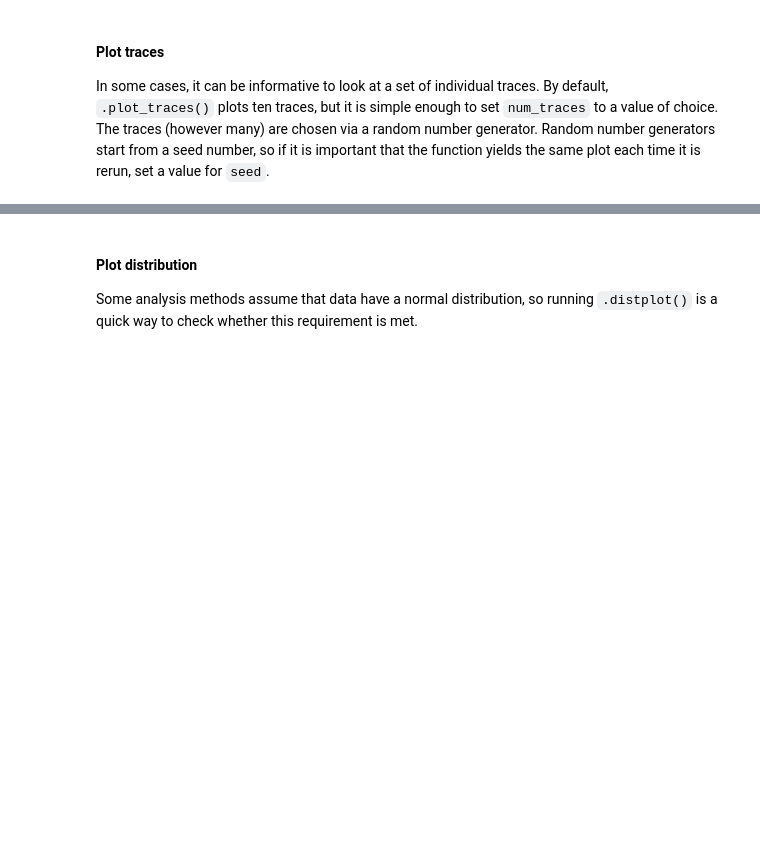
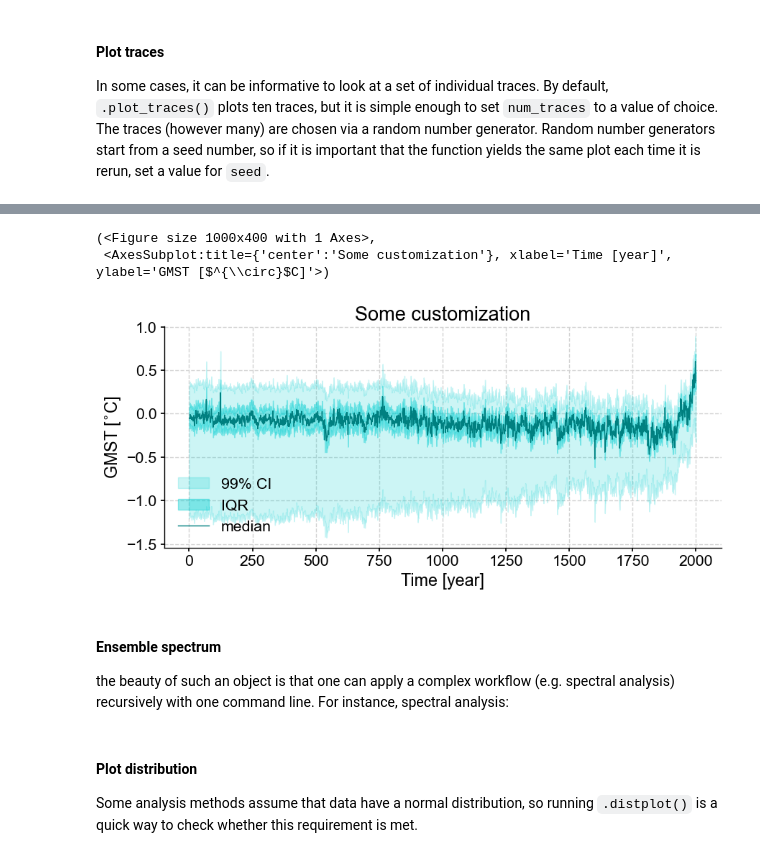
Before and after one commit to LinkedEarth/PyleoTutorials, a Jupyter notebook: notebooks/basic_MSES_manipulation.ipynb, the cells around one changed output, grey strips where cells are left out. Cells and saved outputs as stored; diff of their text form; code cells hidden in the pictures; blank space fills up the shorter version.

```diff
--- a/notebooks/basic_MSES_manipulation.ipynb
+++ b/notebooks/basic_MSES_manipulation.ipynb
@@ -270,0 +269,12 @@ fig, ax = lmr_ens.plot_envelope()
+# %%
+lmr_ens.plot_envelope(qs = [0.005, 0.25, 0.5, 0.75, 0.995], curve_lw=1,
+                      shade_clr = 'darkturquoise', curve_clr='teal',
+                      outer_shade_label='99% CI', title='Some customization')
+# %% [output]
+(<Figure size 1000x400 with 1 Axes>,
+ <AxesSubplot:title={'center':'Some customization'}, xlabel='Time [year]', ylabel='GMST [$^{\\circ}$C]'>)
+[figure, added]
+# %% [markdown]
+#### Ensemble spectrum
+
+the beauty of such an object is that one can apply a complex workflow (e.g. spectral analysis) recursively with one command line. For instance, spectral analysis:
```
Also changed, not shown: parts of 21 cells of this notebook.
